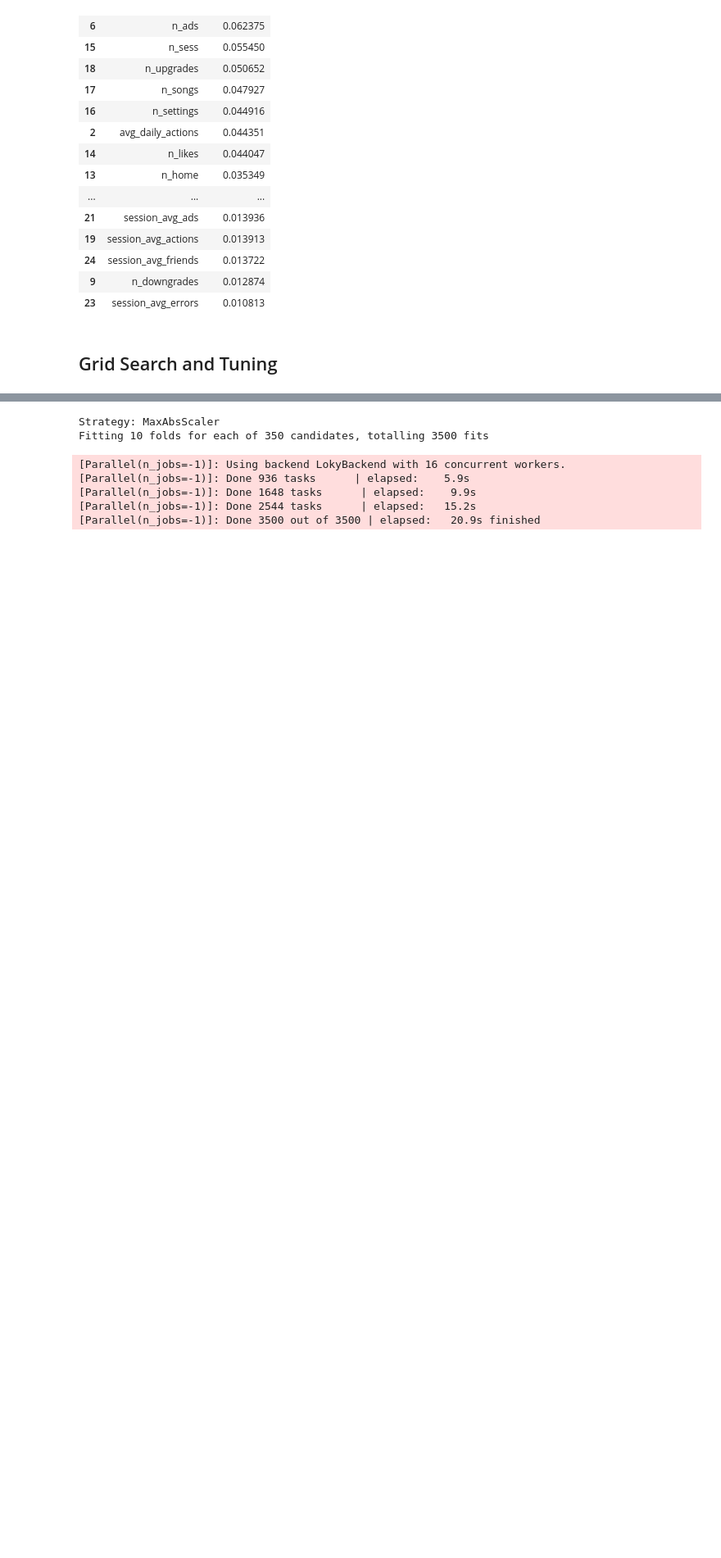
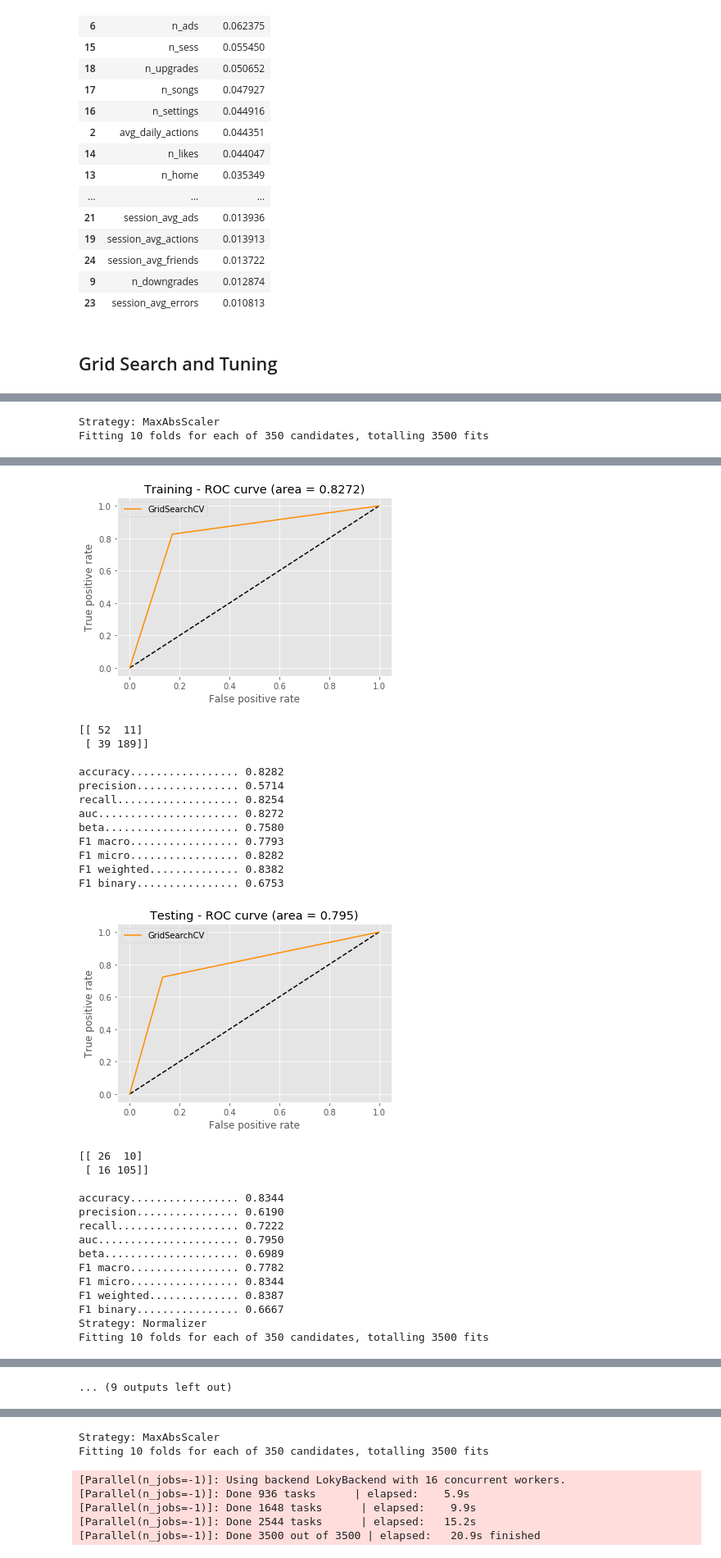
Before and after one commit to brunowdev/sparkify, a Jupyter notebook: Sklearn - Test.ipynb, the cells around one changed output, grey strips where cells are left out. Shown at 82% size. Drawn from its saved outputs; the diff is of its cells as text; code cells hidden in the pictures; blank space fills up the shorter version.

```diff
--- a/Sklearn - Test.ipynb
+++ b/Sklearn - Test.ipynb
@@ -273,2 +305,9 @@ def train_gs_random_forest(df, label):
 
     return train_model(df, label, rf_gs)
+# %%
+def train_random_forest(df, label, strategy):
+
+    cl = RandomForestClassifier(n_estimators = 100, n_jobs = -1, class_weight = 'balanced', criterion = 'gini', random_state = 42)
+    return train_model_with_metrics(df, label, cl, strategy)
+
+# train_random_forest(_x, 'canceled')
@@ -274,0 +391,4 @@ def train_gs_random_forest(df, label):
+# %%
+with open(f'{model.__class__.__name__}.txt', 'r') as f:
+    x = f.readlines()
+    print(x)
@@ -480,0 +685,17 @@ importances.sort_values(by = 'importance', ascending = False)
+# %%
+from sklearn.preprocessing import Normalizer, RobustScaler, StandardScaler, MaxAbsScaler
+
+# Remove binary features
+features_to_normalize = list(data.drop(['canceled', 'male', 'paid'], axis = 1).columns)
+
+for _scaller in [MaxAbsScaler(), Normalizer(), RobustScaler(), StandardScaler()]:
+
+    print(f'Strategy: {_scaller.__class__.__name__}')
+
+    _x = data.copy()
+    _x[features_to_normalize] = _scaller.fit_transform(_x[features_to_normalize])
+
+    model = train_gs_logistic_regression(_x, 'canceled')
+# %% [output]
+Strategy: MaxAbsScaler
+Fitting 10 folds for each of 350 candidates, totalling 3500 fits
@@ -480,0 +706,28 @@ importances.sort_values(by = 'importance', ascending = False)
+[figure, added]
+[[ 52  11]
+ [ 39 189]]
+
+accuracy................. 0.8282
+precision................ 0.5714
+recall................... 0.8254
+auc...................... 0.8272
+beta..................... 0.7580
+F1 macro................. 0.7793
+F1 micro................. 0.8282
+F1 weighted.............. 0.8382
+F1 binary................ 0.6753
+[figure, added]
+[[ 26  10]
+ [ 16 105]]
+
+accuracy................. 0.8344
+precision................ 0.6190
+recall................... 0.7222
+auc...................... 0.7950
+beta..................... 0.6989
+F1 macro................. 0.7782
+F1 micro................. 0.8344
+F1 weighted.............. 0.8387
+F1 binary................ 0.6667
+Strategy: Normalizer
+Fitting 10 folds for each of 350 candidates, totalling 3500 fits
@@ -480,0 +771 @@ importances.sort_values(by = 'importance', ascending = False)
+... (9 outputs left out)
```
Also changed, not shown: parts of 20 cells of this notebook.
